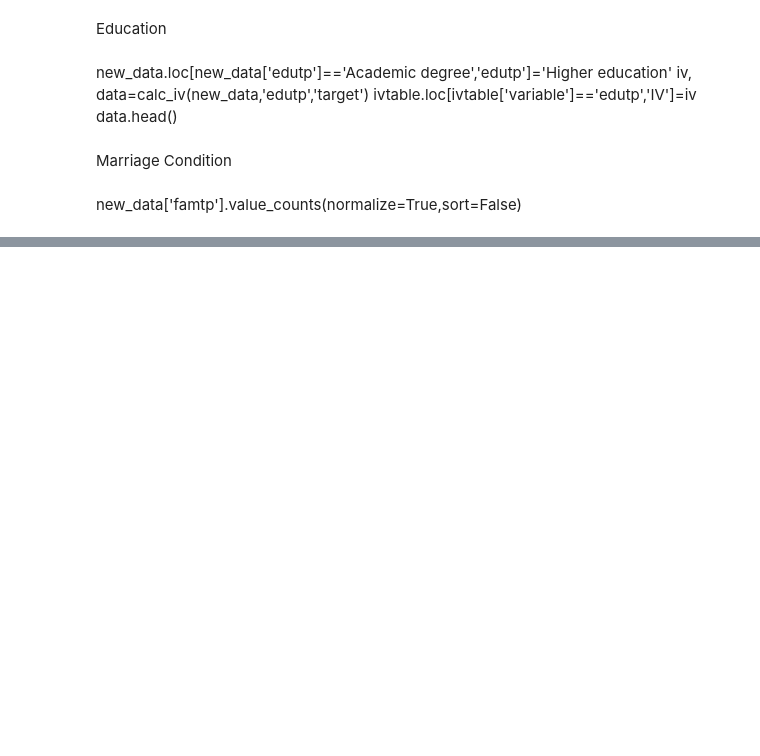
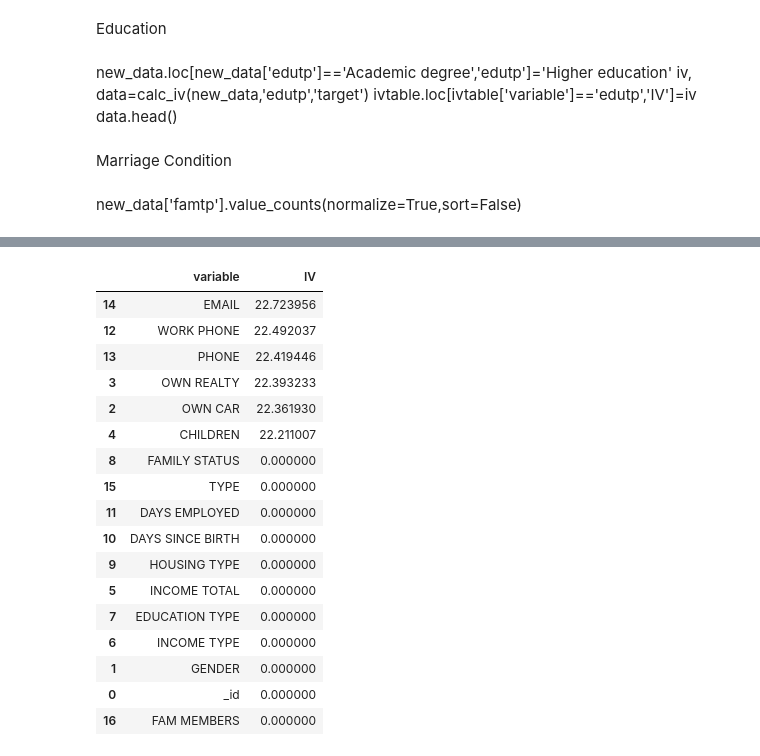
Before and after one commit to lsunley/Project4-ML, a Jupyter notebook: application_notebook.ipynb, the cells around one changed output, grey strips where cells are left out. Drawn from its saved outputs; the diff is of its cells as text; code cells hidden in the pictures; blank space fills up the shorter version.

```diff
--- a/application_notebook.ipynb
+++ b/application_notebook.ipynb
@@ -204,7 +204,7 @@ memory usage: 6.1+ MB
 ivtable = pd.DataFrame({'variable': new_data.columns, 'IV': None})
 
 # List of variables to exclude
-namelist = ['FLAG_MOBIL', 'begin_month', 'dep_value', 'target', 'ID']
+namelist = ['MOBIL', 'begin_month', 'past_due', 'target', 'ID']
 
 # Drop rows where the 'variable' is in the namelist
 ivtable = ivtable[~ivtable['variable'].isin(namelist)].reset_index(drop=True)
@@ -885,0 +902,27 @@ new_data = convert_dummy(new_data,'FAMILY STATUS')
+# %%
+ivtable['IV'] = ivtable['IV'].fillna(0)
+# %%
+ivtable=ivtable.sort_values(by='IV',ascending=False)
+ivtable.loc[ivtable['variable']=='DAYS_BIRTH','variable']='agegp'
+ivtable.loc[ivtable['variable']=='DAYS_EMPLOYED','variable']='worktmgp'
+ivtable.loc[ivtable['variable']=='inc','variable']='incgp'
+ivtable
+# %% [output]
+|  | variable | IV |
+| 14 | EMAIL | 22.723956 |
+| 12 | WORK PHONE | 22.492037 |
+| 13 | PHONE | 22.419446 |
+| 3 | OWN REALTY | 22.393233 |
+| 2 | OWN CAR | 22.361930 |
+| 4 | CHILDREN | 22.211007 |
+| 8 | FAMILY STATUS | 0.000000 |
+| 15 | TYPE | 0.000000 |
+| 11 | DAYS EMPLOYED | 0.000000 |
+| 10 | DAYS SINCE BIRTH | 0.000000 |
+| 9 | HOUSING TYPE | 0.000000 |
+| 5 | INCOME TOTAL | 0.000000 |
+| 7 | EDUCATION TYPE | 0.000000 |
+| 6 | INCOME TYPE | 0.000000 |
+| 1 | GENDER | 0.000000 |
+| 0 | _id | 0.000000 |
+| 16 | FAM MEMBERS | 0.000000 |
```
Also changed, not shown: parts of 13 cells of this notebook.
